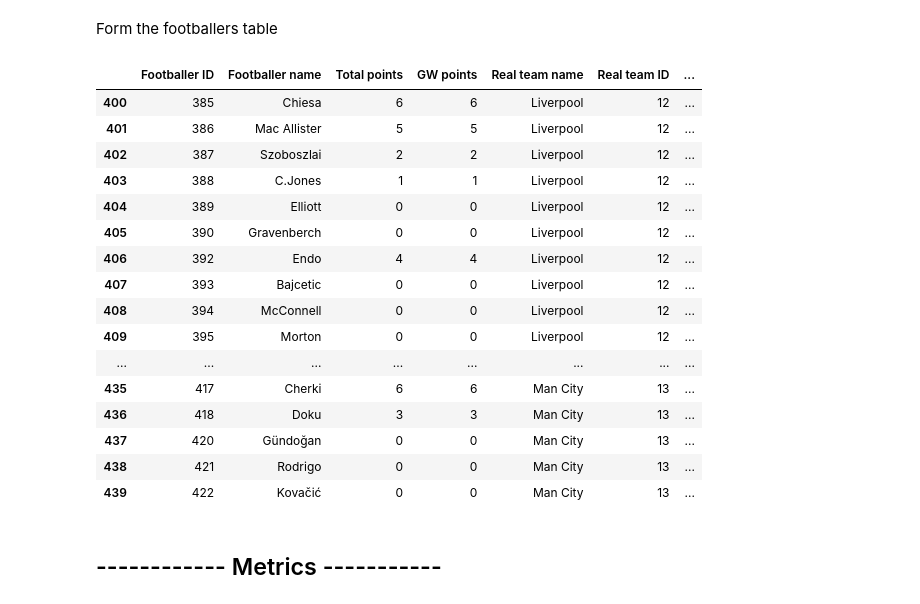
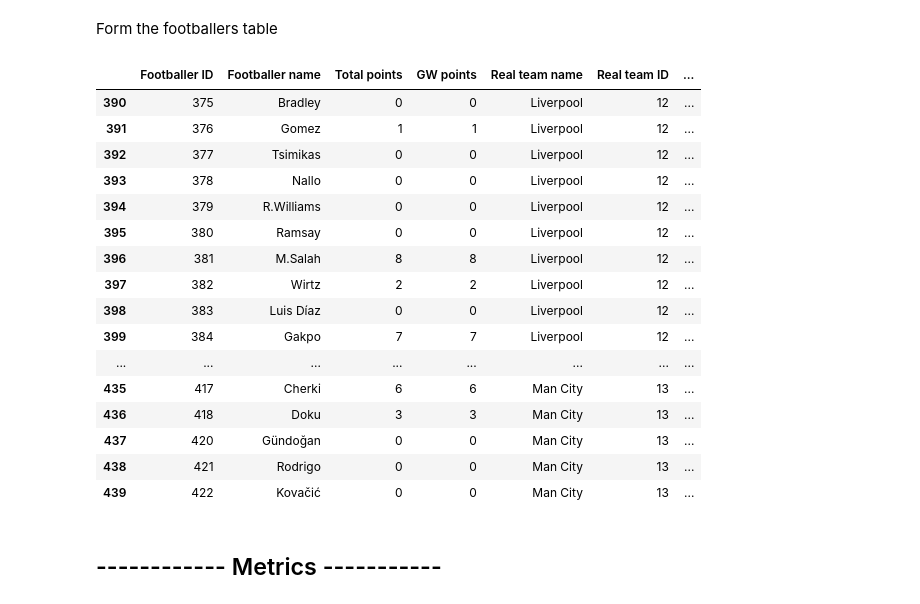
Before and after one commit to Muhammad-Daniyal-18/FPL, a Jupyter notebook: api.ipynb, the cells around one changed output. Saved outputs shown, nothing was run; the diff lists cells and outputs as text; code cells hidden in the pictures.

```diff
--- a/api.ipynb
+++ b/api.ipynb
@@ -57,6 +57,7 @@ gw = current_gw
 teams_data = []
 all_picks = []
 captaincy_effectiveness_ratio = {}
+all_top_3_contributors_ids = {}
 
 for entry_id in entries:
     entry_info = requests.get(f"{BASE_URL}/entry/{entry_id}/").json()
@@ -130,6 +131,7 @@ for entry_id in entries:
         for pid, pts in top3:
             top3_percentage_dict[players[pid]["web_name"]] = round(100*pts/(entry_info["summary_overall_points"] + total_hits), 2)
         top3_percentage = list(top3_percentage_dict.items())
+        all_top_3_contributors_ids[entry_id] = top3_percentage
 
         top_3_contributors = [
         (players[pid]["web_name"], pts) for pid, pts in top3
@@ -263,19 +265,19 @@ for p in bootstrap["elements"]:
 
 df_footballers = pd.DataFrame(footballers_data)
 # %%
-df_footballers.iloc[400:440]
+df_footballers.iloc[390:440]
 # %% [output]
 |  | Footballer ID | Footballer name | Total points | GW points | Real team name | Real team ID | ... |
-| 400 | 385 | Chiesa | 6 | 6 | Liverpool | 12 | ... |
-| 401 | 386 | Mac Allister | 5 | 5 | Liverpool | 12 | ... |
-| 402 | 387 | Szoboszlai | 2 | 2 | Liverpool | 12 | ... |
-| 403 | 388 | C.Jones | 1 | 1 | Liverpool | 12 | ... |
-| 404 | 389 | Elliott | 0 | 0 | Liverpool | 12 | ... |
-| 405 | 390 | Gravenberch | 0 | 0 | Liverpool | 12 | ... |
-| 406 | 392 | Endo | 4 | 4 | Liverpool | 12 | ... |
-| 407 | 393 | Bajcetic | 0 | 0 | Liverpool | 12 | ... |
-| 408 | 394 | McConnell | 0 | 0 | Liverpool | 12 | ... |
-| 409 | 395 | Morton | 0 | 0 | Liverpool | 12 | ... |
+| 390 | 375 | Bradley | 0 | 0 | Liverpool | 12 | ... |
+| 391 | 376 | Gomez | 1 | 1 | Liverpool | 12 | ... |
+| 392 | 377 | Tsimikas | 0 | 0 | Liverpool | 12 | ... |
+| 393 | 378 | Nallo | 0 | 0 | Liverpool | 12 | ... |
+| 394 | 379 | R.Williams | 0 | 0 | Liverpool | 12 | ... |
+| 395 | 380 | Ramsay | 0 | 0 | Liverpool | 12 | ... |
+| 396 | 381 | M.Salah | 8 | 8 | Liverpool | 12 | ... |
+| 397 | 382 | Wirtz | 2 | 2 | Liverpool | 12 | ... |
+| 398 | 383 | Luis Díaz | 0 | 0 | Liverpool | 12 | ... |
+| 399 | 384 | Gakpo | 7 | 7 | Liverpool | 12 | ... |
 | ... | ... | ... | ... | ... | ... | ... | ... |
 | 435 | 417 | Cherki | 6 | 6 | Man City | 13 | ... |
 | 436 | 418 | Doku | 3 | 3 | Man City | 13 | ... |
```
Also changed, not shown: parts of 9 cells of this notebook.
